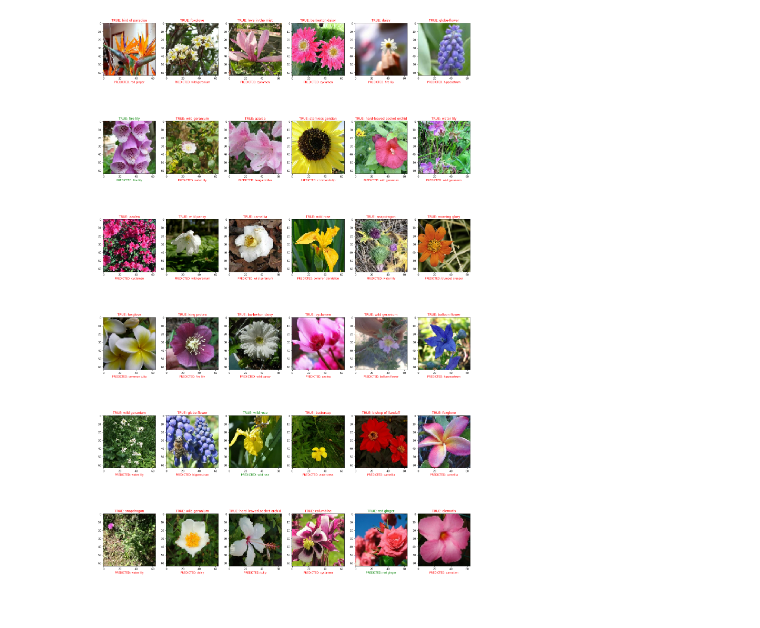
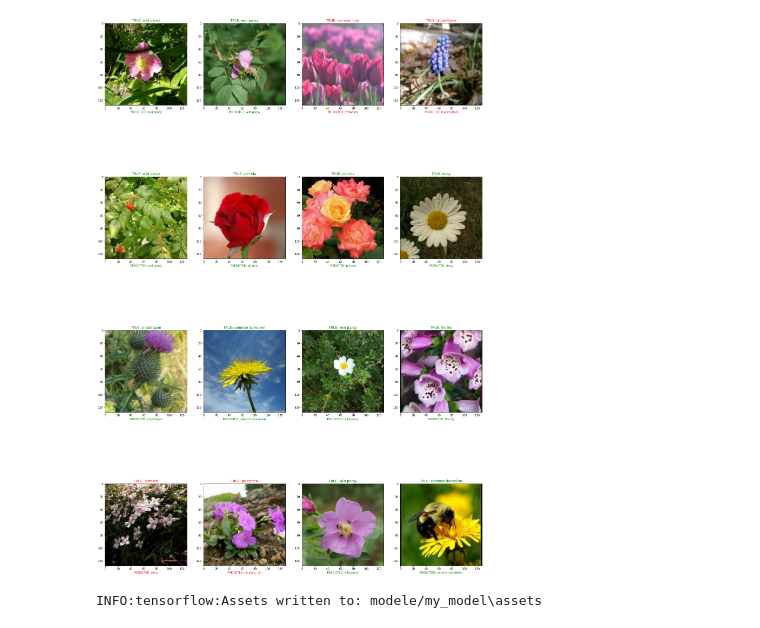
Before and after one commit to MathysLioson/Projet_IA, a Jupyter notebook: Code/flowerTestHugo.ipynb, the cells around one changed output. Drawn from its saved outputs; the diff is of its cells as text; code cells hidden in the pictures.

```diff
--- a/Code/flowerTestHugo.ipynb
+++ b/Code/flowerTestHugo.ipynb
@@ -63 +54,11 @@ array([0., 0., 0., 0., 0., 0., 0., 0., 0., 0., 0., 0., 0., 0., 0., 0., 0.,
+# %%
+datagen = ImageDataGenerator(
+        rotation_range=20,
+        zoom_range = 0.20,
+        width_shift_range=0.3,
+        height_shift_range=0.3,
+        horizontal_flip=True,
+        vertical_flip=True)
+
+datagen.fit(X_train)
 # %%
@@ -72,4 +79,2 @@ model.add(Dense(106,  activation='softmax'))
 # %%
-model.compile(loss='categorical_crossentropy', optimizer='adam',metrics=['accuracy'])
+#model.compile(loss='categorical_crossentropy', optimizer='adam',metrics=['accuracy'])
-# %%
-truc=model.fit(X_train,y_train,batch_size=32,epochs=3,validation_split=0.3)
@@ -82,0 +81,18 @@ Epoch 3/3
+# %%
+model.compile(optimizer=Adam(lr=0.0001),loss='categorical_crossentropy',metrics=['accuracy'])
+batch_size=32
+epochs=20
+
+checkpoint_path = "modele52/cp.ckpt"
+checkpoint_dir = os.path.dirname(checkpoint_path)
+
+# Create a callback that saves the model's weights
+cp_callback = tf.keras.callbacks.ModelCheckpoint(filepath=checkpoint_path,
+                                                 save_weights_only=True,
+                                                 verbose=1)
+
+history = model.fit_generator(datagen.flow(X_train,y_train, batch_size=batch_size),
+                              epochs = epochs,
+                              validation_data = (X_test,y_test),
+                              verbose = 1,
+                              callbacks=[cp_callback])
@@ -83,17 +117,22 @@ Epoch 3/3
 # %%
 categories = np.sort(os.listdir(FlowerPath))
-fig, ax = plt.subplots(6,6, figsize=(25, 40))
+fig, ax = plt.subplots(4,4, figsize=(25, 40))
 
-for i in range(6):
-    for j in range(6):
+for i in range(4):
+    for j in range(4):
         k = int(np.random.random_sample() * len(X_test))
         if(categories[np.argmax(y_test[k])] == categories[np.argmax(model.predict(X_test)[k])]):
             ax[i,j].set_title("TRUE: " + categories[np.argmax(y_test[k])], color='green')
             ax[i,j].set_xlabel("PREDICTED: " + categories[np.argmax(model.predict(X_test)[k])], color='green')
-            ax[i,j].imshow(np.array(X_test)[k].reshape(64, 64, 3), cmap='gray')
+            ax[i,j].imshow(np.array(X_test)[k].reshape(size, size, 3), cmap='gray')
         else:
             ax[i,j].set_title("TRUE: " + categories[np.argmax(y_test[k])], color='red')
             ax[i,j].set_xlabel("PREDICTED: " + categories[np.argmax(model.predict(X_test)[k])], color='red')
-            ax[i,j].imshow(np.array(X_test)[k].reshape(64, 64, 3), cmap='gray')
+            ax[i,j].imshow(np.array(X_test)[k].reshape(size, size, 3), cmap='gray')
 # %% [output]
-[figure, old version]
+[figure, new version]
+# %%
+model.save('modele52/my_model')
+del model
+# %% [output]
+INFO:tensorflow:Assets written to: modele/my_model\assets
```
Also changed, not shown: parts of 11 cells of this notebook, 5 other files.
